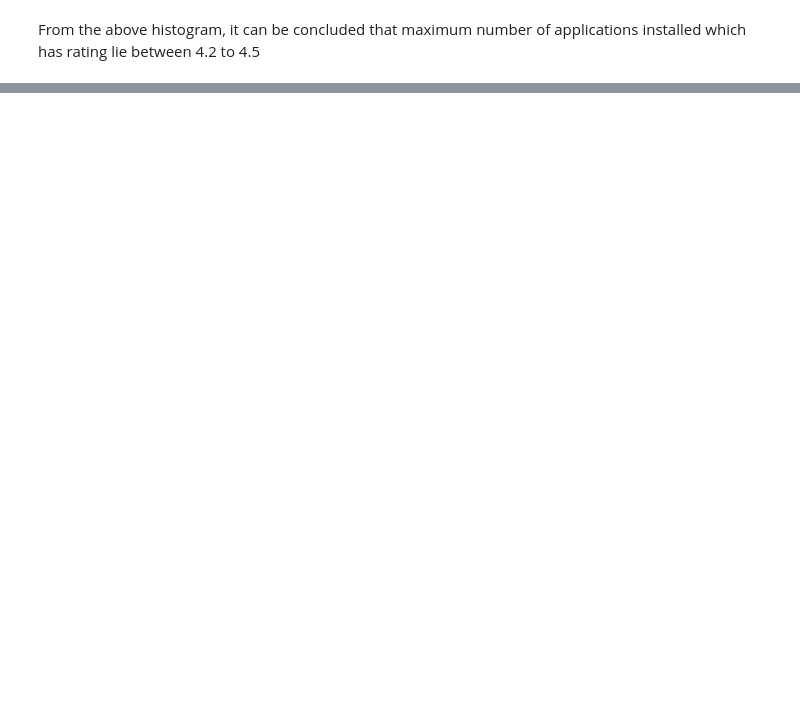
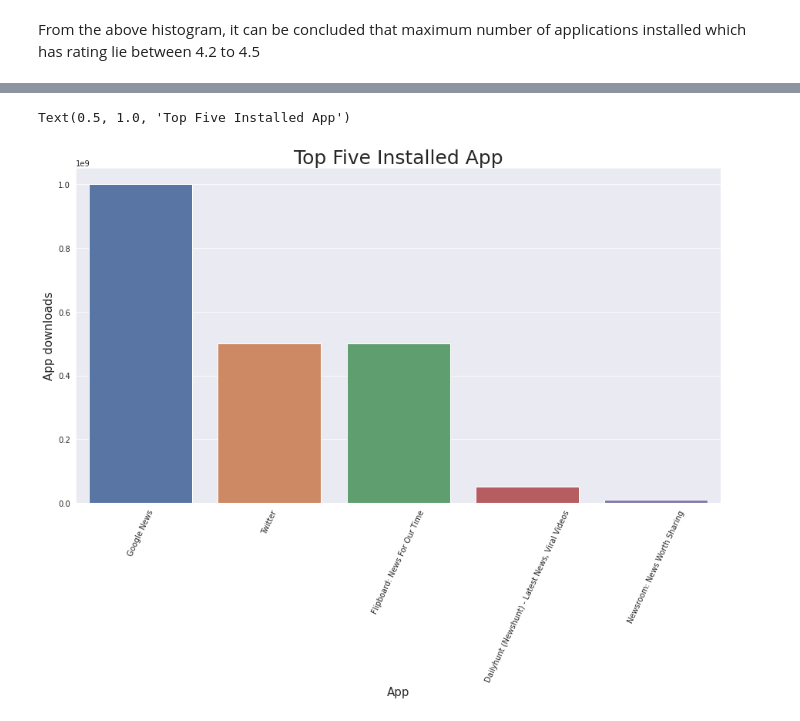
Before and after one commit to Sachin070292/Play-Store-App-Review-Analysis, a Jupyter notebook: Sachin_dubey_Play_Store_App_Review_Analysis.ipynb, the cells around one changed output, grey strips where cells are left out. Saved outputs shown, nothing was run; the diff lists cells and outputs as text; code cells hidden in the pictures; blank space fills up the shorter version.

```diff
--- a/Sachin_dubey_Play_Store_App_Review_Analysis.ipynb
+++ b/Sachin_dubey_Play_Store_App_Review_Analysis.ipynb
@@ -459,12 +457,3 @@ Top app category in play store(Count of apps in each category)
-# %%
-#frequency of app category
-top_category = {}
-category_list = list(play_store_app['Category'].dropna())
-for category in category_list:
-  if category in top_category:
-    top_category[category] += 1
-  else:
-    top_category[category] = 1
 # %%
 #sorting dict by their values
 sorted_top_category = dict(sorted(top_category.items(), key=lambda ctg: ctg[1], reverse=True))
@@ -667,0 +701,8 @@ From the above histogram, it can be concluded that maximum number of application
+# %%
+plt.figure(figsize=(15,10))
+sns.set_style('whitegrid')
+sns.barplot(x= top_earning_app['App'], y= top_earning_app['Earning'], palette= "deep")
+plt.xticks(rotation = 65)
+plt.xlabel("App", fontsize= 15)
+plt.ylabel('Earning', fontsize = 15)
+plt.title('Top Earning App', fontsize= 25)
@@ -667,0 +718,6 @@ From the above histogram, it can be concluded that maximum number of application
+# %%
+def top_five_installed_app(category):
+  ctg = play_store_app[play_store_app['Category'] == category].sort_values(by='Installs', ascending=False)
+  return ctg[['App','Installs']].drop_duplicates(subset='App').head()
+# %%
+top_five_df = top_five_installed_app('NEWS_AND_MAGAZINES')
@@ -667,0 +733,11 @@ From the above histogram, it can be concluded that maximum number of application
+# %%
+plt.figure(figsize=(15,8))
+sns.set_style('darkgrid')
+sns.barplot(x=top_five_df['App'], y=top_five_df['Installs'],palette='deep')
+plt.xticks(rotation=65)
+plt.xlabel("App",fontsize=15)
+plt.ylabel("App downloads", fontsize=15)
+plt.title("Top Five Installed App", fontsize=25)
+# %% [output]
+Text(0.5, 1.0, 'Top Five Installed App')
+[figure, added]
```
Also changed, not shown: parts of 18 cells of this notebook.
